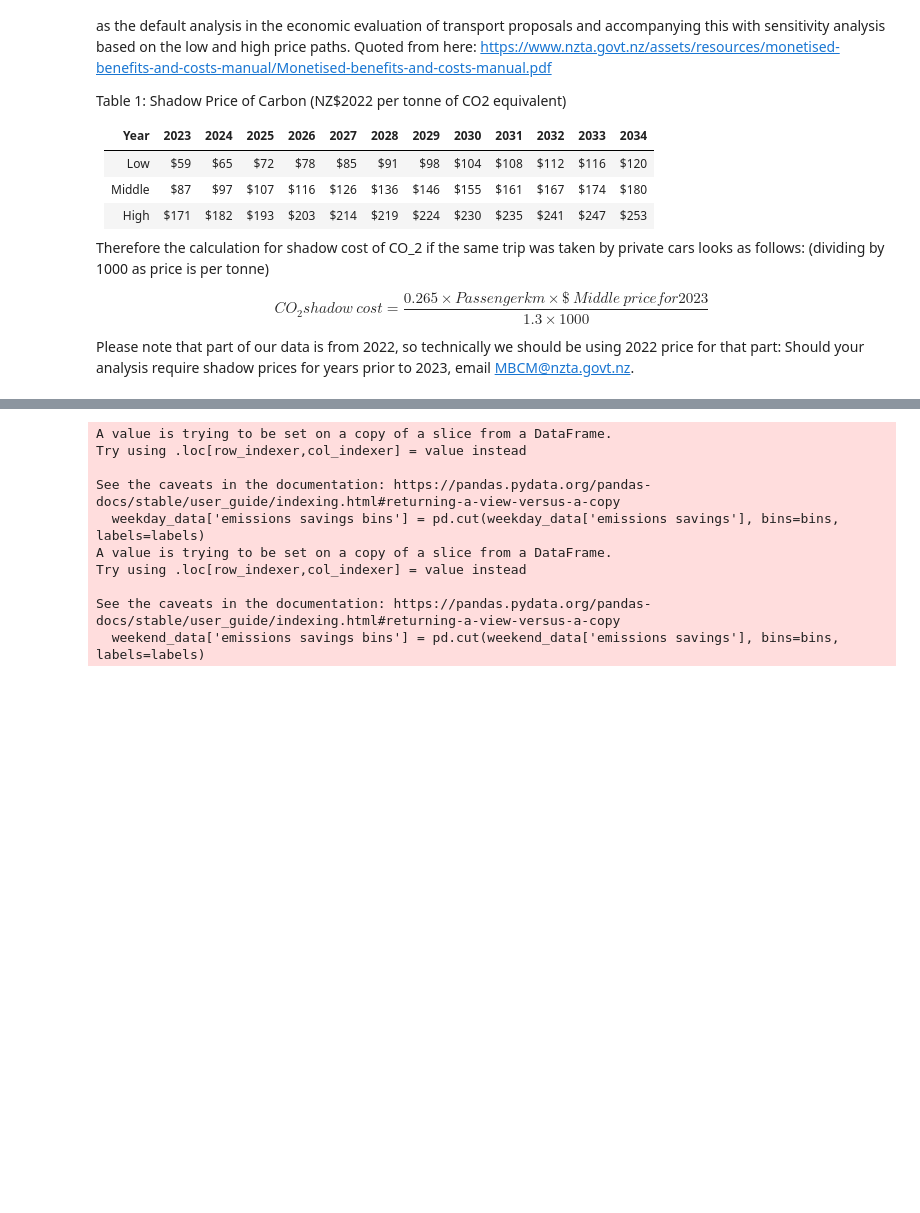
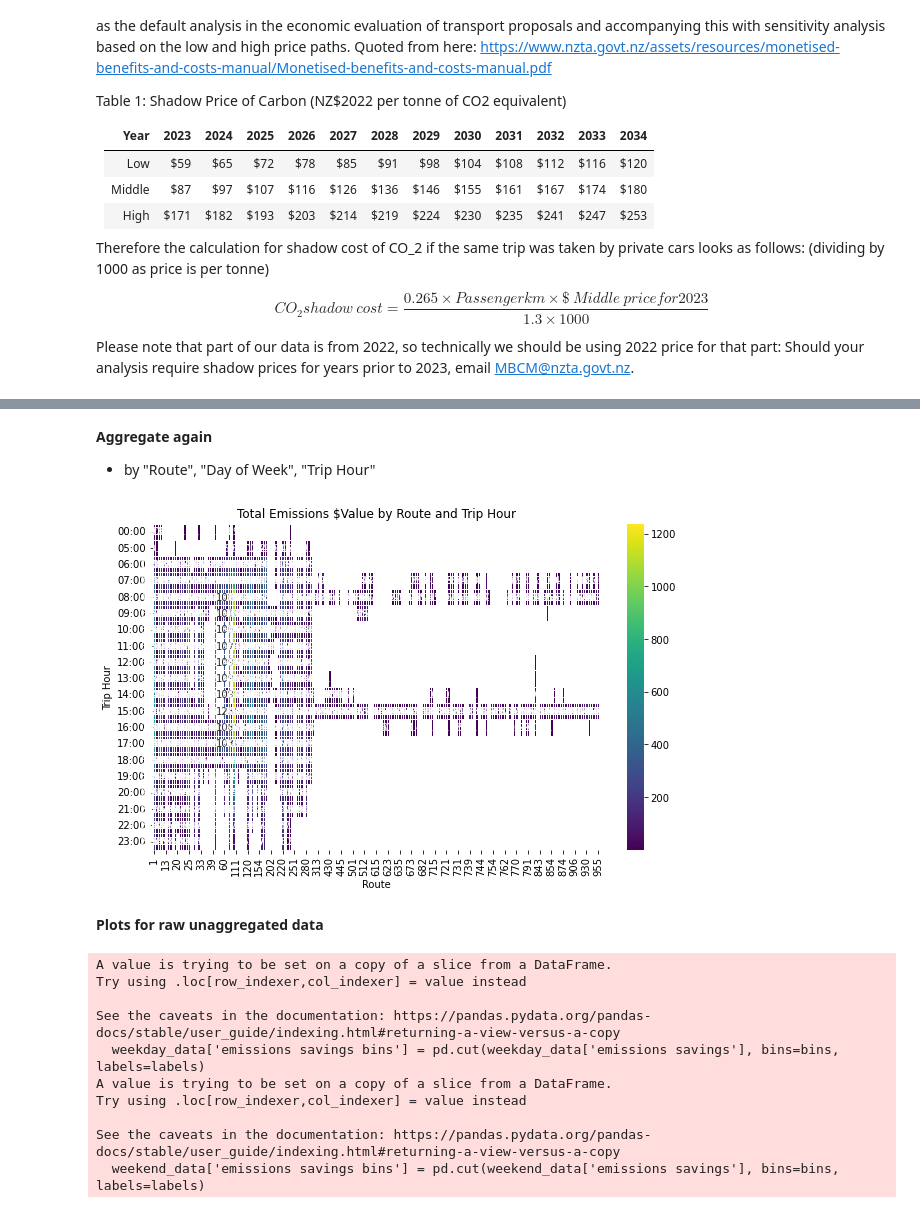
Before and after one commit to OxanaHart/Data351, a Jupyter notebook: Wellington Hourly Investigation/Wellington preprocessing copy.ipynb, the cells around one changed output, grey strips where cells are left out. Cells and saved outputs as stored; diff of their text form; code cells hidden in the pictures; blank space fills up the shorter version.

Commit message:
hourly aggregated data

```diff
--- a/Wellington Hourly Investigation/Wellington preprocessing copy.ipynb
+++ b/Wellington Hourly Investigation/Wellington preprocessing copy.ipynb
@@ -516,0 +599,5 @@ come back to this
+# %%
+wlgt2022_trips_by_hour = pd.concat(
+    wlgt2022_trips_aggregated_by_route.apply(split_rows_by_hour, axis=1).tolist(),
+    ignore_index=True
+)
@@ -517,3 +624,34 @@ come back to this
+# %% [markdown]
+**Aggregate again**
+- by "Route", "Day of Week", "Trip Hour"
+# %%
+wlgt2022_trips_by_hour_aggregated = wlgt2022_trips_by_hour.groupby(["Route", "Day of Week", "Trip Hour"]).agg({
+    "Trip Count": "sum",  # Count of trips
+    "Mean Running Time": "mean",  # Mean of running times
+    "Total Actual In-Service KM": "sum",  # Sum of scheduled in-service km
+    "Total Passenger KM": "sum",  # Sum of passenger km
+    'Mean Speed': "mean",
+    'Mean Occupancy': 'mean',
+    "Total CO2 Emissions": "sum",  # Calculate sum of CO2emissions
+    'Total emissions $value': "sum",
+    'Total emissions savings': "sum"
+}).reset_index()
+# %%
+import seaborn as sns
+# Create a heatmap to visualize the data
+# Create a heatmap to visualize the data
+pivot_table = wlgt2022_trips_by_hour_aggregated.pivot_table(index='Trip Hour', columns='Route', values='Total emissions $value')
+
+plt.figure(figsize=(10, 6))
+sns.heatmap(pivot_table, cmap='viridis', annot=True, fmt='.1f', linewidths=.5)
+plt.title('Total Emissions $Value by Route and Trip Hour')
+plt.xlabel('Route')
+plt.ylabel('Trip Hour')
+plt.show()
+# %% [output]
+[figure, added]
+# %% [markdown]
+**Plots for raw unaggregated data**
 # %%
 import matplotlib.pyplot as plt
 import seaborn as sns
```
Also changed, not shown: parts of 17 cells of this notebook, 2 other files.
